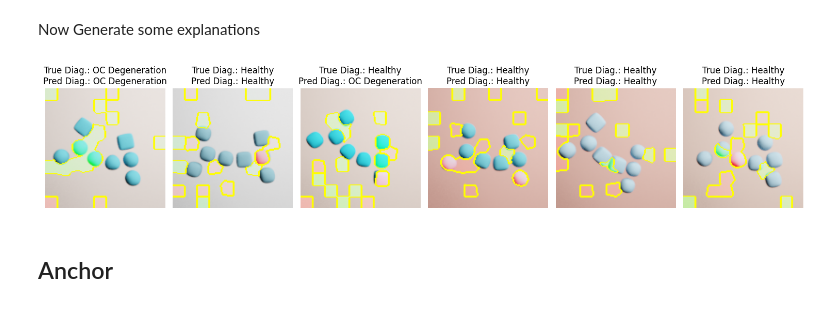
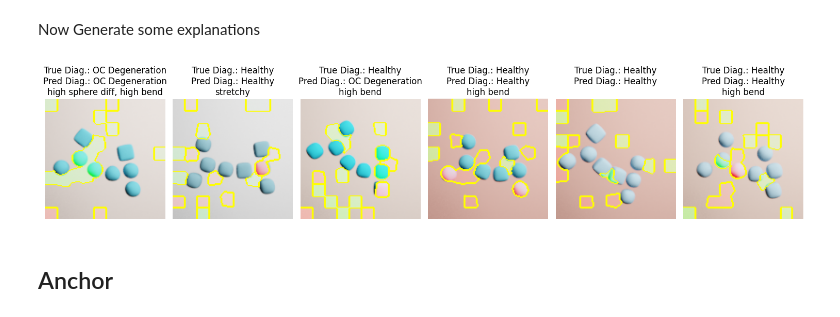
Before and after one commit to davidsjohnson/blockies-xai, a Jupyter notebook: simple_blockies_xai_defalult_blockies.ipynb, the cells around one changed output. Cells and saved outputs as stored; diff of their text form; code cells hidden in the pictures.

```diff
--- a/simple_blockies_xai_defalult_blockies.ipynb
+++ b/simple_blockies_xai_defalult_blockies.ipynb
@@ -74,7 +74,7 @@ imp_features = ['ill_chars', 'spherical', 'ill_spherical', 'sphere_diff', 'bendi
 data_dir = utils.download_file(url="https://uni-bielefeld.sciebo.de/s/nDNVTlCGU5I0YkP/download",
                                file_name="blockies_datasets.tar.gz",
                                cache_dir='./data', # change this if needed
-                               extract=False,
+                               extract=True,
                                force_download=False,
                                archive_folder='blockies_datasets')
 
@@ -584,17 +585,19 @@ for img in xai_exp_imgs_np:
 # %%
 fig, axes = plt.subplots(1, 6, figsize=(15, 4))
 axes = axes.flatten()
 
 for i, (img, explanation, ax) in enumerate(zip(xai_exp_imgs, lime_explanations, axes)):
     temp, mask = explanation.get_image_and_mask(explanation.top_labels[0], positive_only=False, num_features=15, hide_rest=False)
     display_blocky(mark_boundaries(temp, mask), ax)
     true_label = CLASSES[xai_exp_df.iloc[i]["ill"]]
     pred_label = CLASSES[xai_exp_df.iloc[i]["preds"]]
-    ax.set_title(f'True Diag.: {true_label}\nPred Diag.: {pred_label}')
+    ill_chars = [i for i in xai_exp_df.iloc[i]["ill_chars"] if i in ['high_sphere_diff', 'high_bend', 'mutation_mainbones', 'stretchy']]
+    ill_chars = ', '.join(ill_chars).replace('_', ' ')
+    ax.set_title(f'True Diag.: {true_label}\nPred Diag.: {pred_label}\n{ill_chars}')
 plt.tight_layout()
 plt.show()
 # %% [output]
-[figure, old version]
+[figure, new version]
 # %% [markdown]
 ## Anchor
 # %%
```
Also changed, not shown: parts of 14 cells of this notebook.
